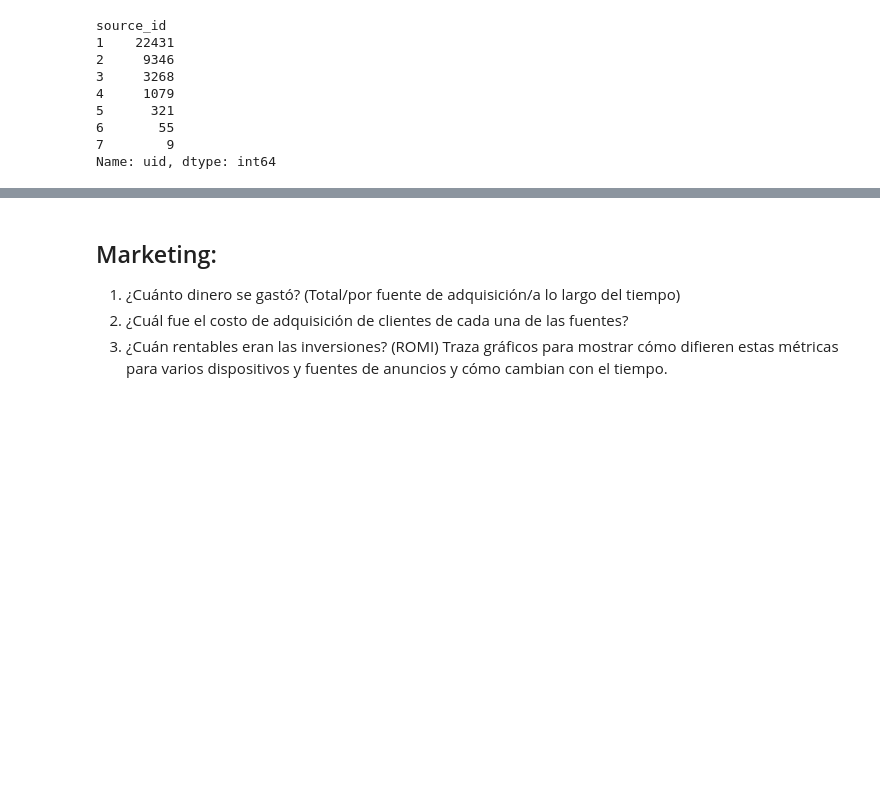
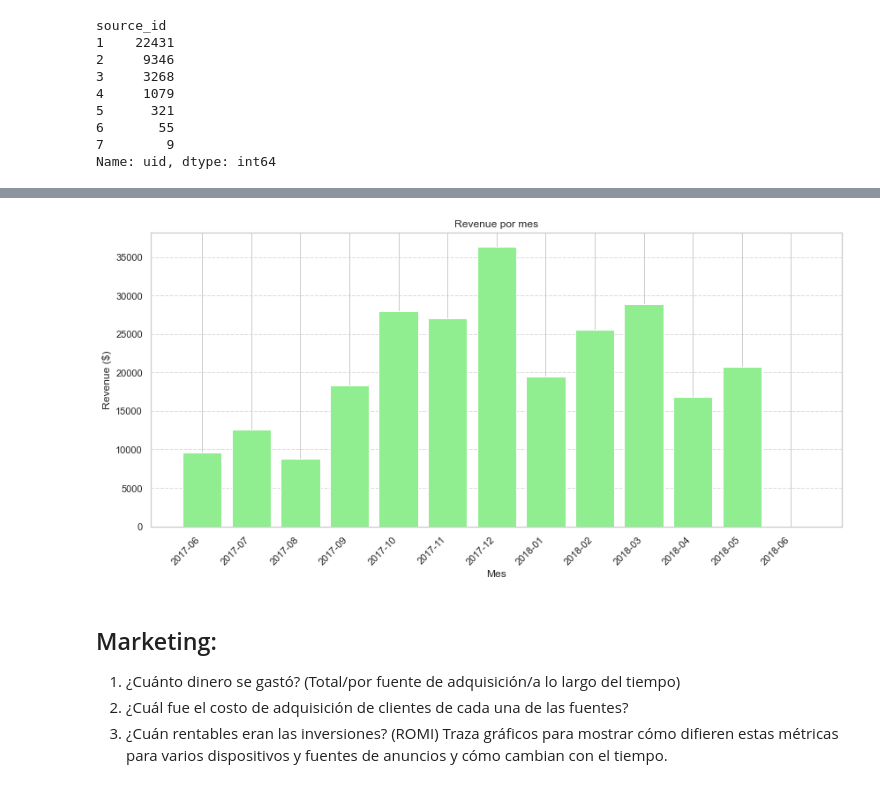
Before and after one commit to latostadorano/tt_s09_showz_tickets, a Jupyter notebook: s_09.ipynb, the cells around one changed output, grey strips where cells are left out. Cells and saved outputs as stored; diff of their text form; code cells hidden in the pictures; blank space fills up the shorter version.

```diff
--- a/s_09.ipynb
+++ b/s_09.ipynb
@@ -420,0 +324,5 @@ Name: uid, dtype: int64
+# %%
+# Cuántos pedidos se hacen en un periodo de compra?
+orders['month_buy'] = orders.buy_ts.dt.month
+orders['year_buy'] = orders.buy_ts.dt.year
+orders.sample(10)
@@ -421,3 +341,21 @@ Name: uid, dtype: int64
+# %%
+revenue_by_month = orders.groupby(['year_buy', 'month_buy'])['revenue'].sum().reset_index()
+
+# Crear una columna tipo fecha con año y mes (como string)
+revenue_by_month['period'] = revenue_by_month['year_buy'].astype(str) + '-' + revenue_by_month['month_buy'].astype(str).str.zfill(2)
+
+
+plt.figure(figsize=(12,6))
+plt.bar(revenue_by_month.period, revenue_by_month['revenue'], color='lightgreen')
+plt.xticks(rotation=45, ha='right')
+plt.title('Revenue por mes')
+plt.xlabel('Mes')
+plt.ylabel('Revenue ($)')
+plt.grid(axis='y', linestyle='--', alpha=0.7)
+plt.tight_layout()
+plt.show()
+# %% [output]
+[figure, added]
 # %% [markdown]
 ## Marketing:
  1. ¿Cuánto dinero se gastó?  (Total/por fuente de adquisición/a lo largo del tiempo)
```
Also changed, not shown: parts of 28 cells of this notebook.
